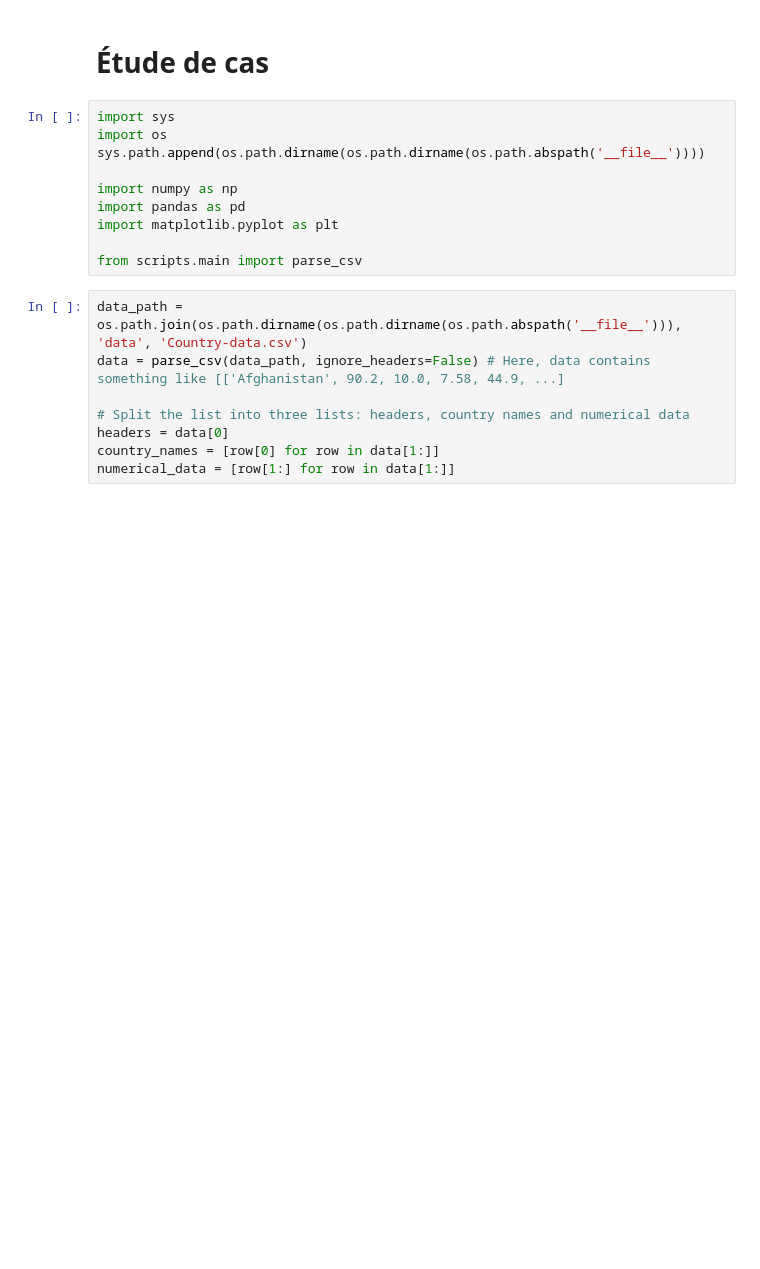
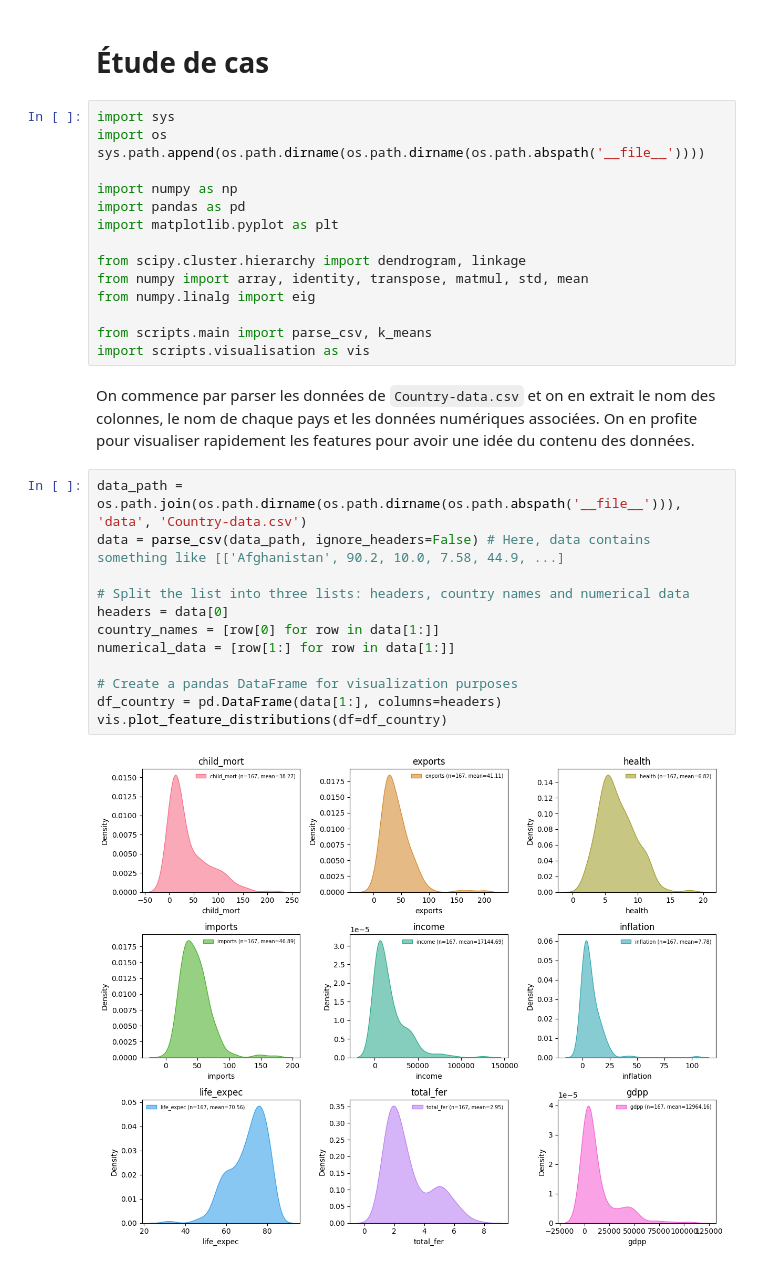
Before and after one commit to ThomInsa/TD_Clustering, a Jupyter notebook: notebooks/III_Etude_de_cas.ipynb, the cells around one changed output. Cells and saved outputs as stored; diff of their text form; blank space fills up the shorter version.

```diff
--- a/notebooks/III_Etude_de_cas.ipynb
+++ b/notebooks/III_Etude_de_cas.ipynb
@@ -9,12 +9,25 @@ import numpy as np
 import pandas as pd
 import matplotlib.pyplot as plt
 
-from scripts.main import parse_csv
+from scipy.cluster.hierarchy import dendrogram, linkage
+from numpy import array, identity, transpose, matmul, std, mean
+from numpy.linalg import eig
+
+from scripts.main import parse_csv, k_means
+import scripts.visualisation as vis
+# %% [markdown]
+On commence par parser les données de `Country-data.csv` et on en extrait le nom des colonnes, le nom de chaque pays et les données numériques associées. On en profite pour visualiser rapidement les features pour avoir une idée du contenu des données.
 # %%
 data_path = os.path.join(os.path.dirname(os.path.dirname(os.path.abspath('__file__'))), 'data', 'Country-data.csv')
 data = parse_csv(data_path, ignore_headers=False) # Here, data contains something like [['Afghanistan', 90.2, 10.0, 7.58, 44.9, ...]
 
 # Split the list into three lists: headers, country names and numerical data
 headers = data[0]
 country_names = [row[0] for row in data[1:]]
 numerical_data = [row[1:] for row in data[1:]]
+
+# Create a pandas DataFrame for visualization purposes
+df_country = pd.DataFrame(data[1:], columns=headers)
+vis.plot_feature_distributions(df=df_country)
+# %% [output]
+[figure, added]
```
Also changed, not shown: parts of 5 cells of this notebook, 1 other file.
